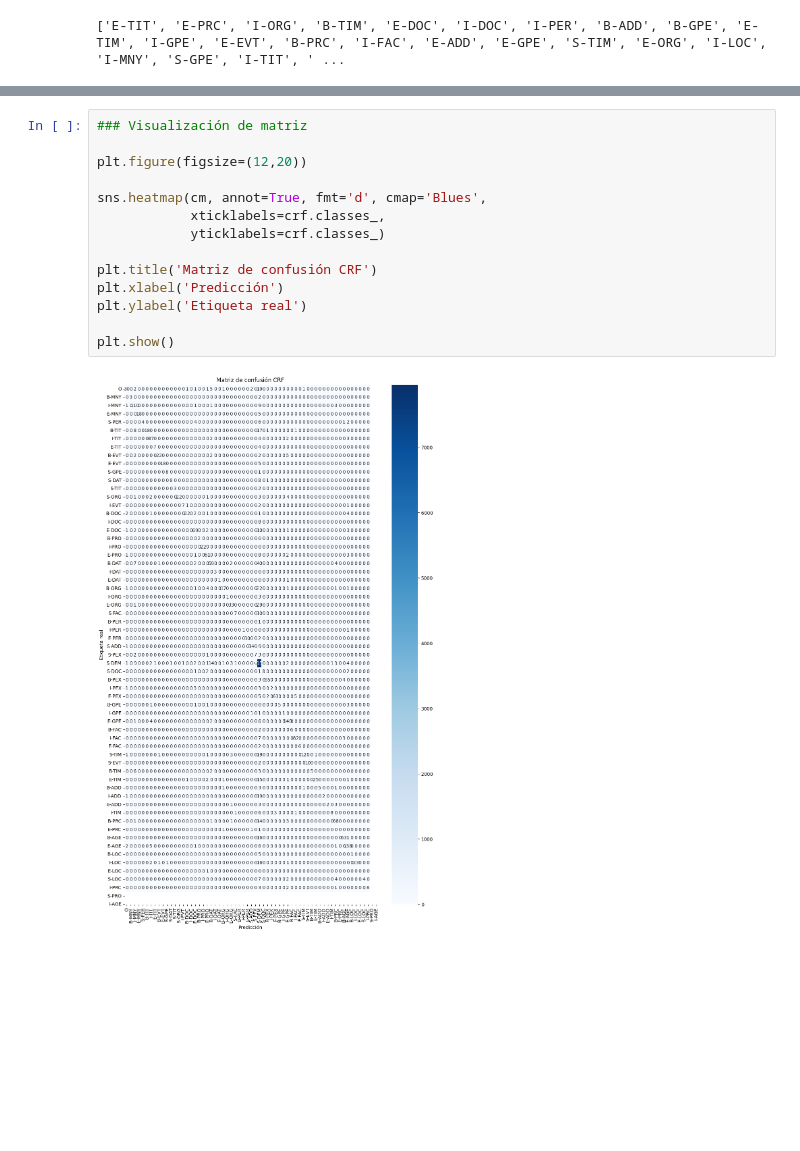
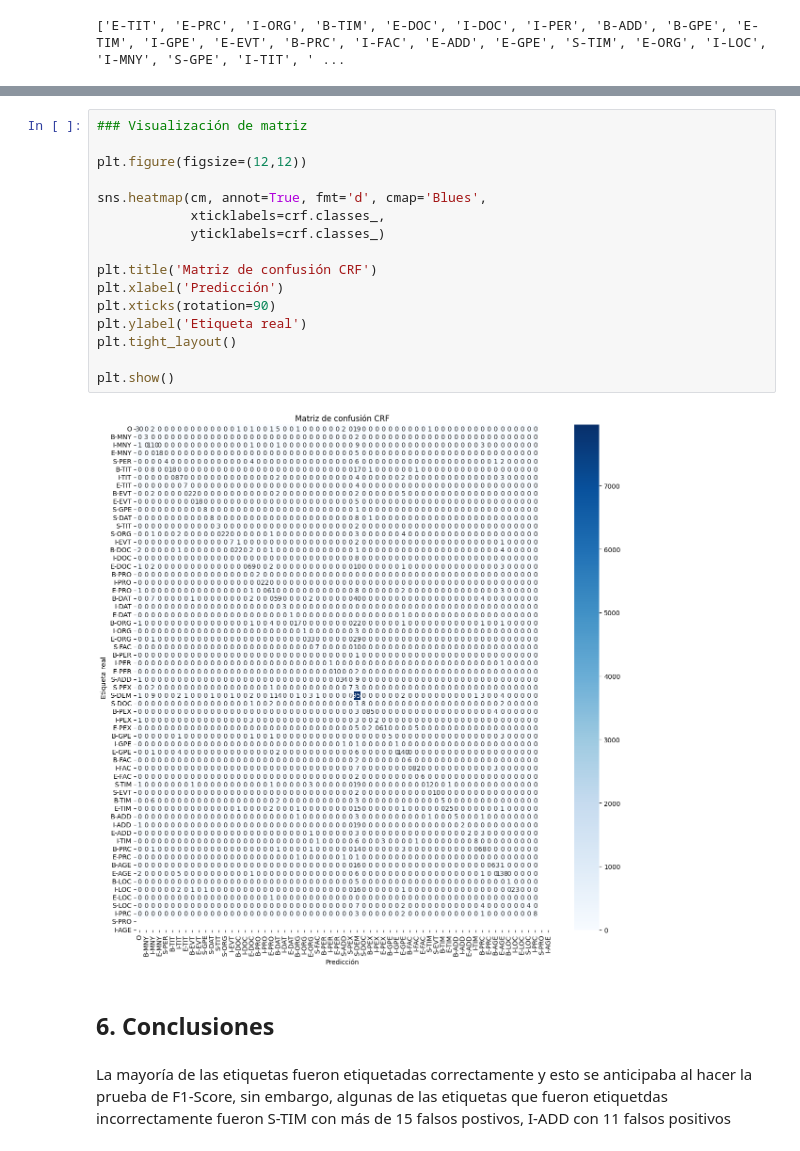
Before and after one commit to LailaBulh/Procesamiento_Lenguaje_Natural, a Jupyter notebook: NER_LB.ipynb, the cells around one changed output, grey strips where cells are left out. Cells and saved outputs as stored; diff of their text form; blank space fills up the shorter version.

```diff
--- a/NER_LB.ipynb
+++ b/NER_LB.ipynb
@@ -266,16 +274,22 @@ cm = confusion_matrix(y_test_flat, y_pred_flat, labels=labels)
 # %%
 ### Visualización de matriz
 
-plt.figure(figsize=(12,20))
+plt.figure(figsize=(12,12))
 
 sns.heatmap(cm, annot=True, fmt='d', cmap='Blues',
             xticklabels=crf.classes_,
             yticklabels=crf.classes_)
 
 plt.title('Matriz de confusión CRF')
 plt.xlabel('Predicción')
+plt.xticks(rotation=90)
 plt.ylabel('Etiqueta real')
+plt.tight_layout()
 
 plt.show()
 # %% [output]
-[figure, old version]
+[figure, new version]
+# %% [markdown]
+## **6. Conclusiones**
+# %% [markdown]
+La mayoría de las etiquetas fueron etiquetadas correctamente y esto se anticipaba al hacer la prueba de F1-Score, sin embargo, algunas de las etiquetas que fueron etiquetdas incorrectamente fueron S-TIM con más de 15 falsos postivos, I-ADD con 11 falsos positivos
```
Also changed, not shown: parts of 1 cell of this notebook.
